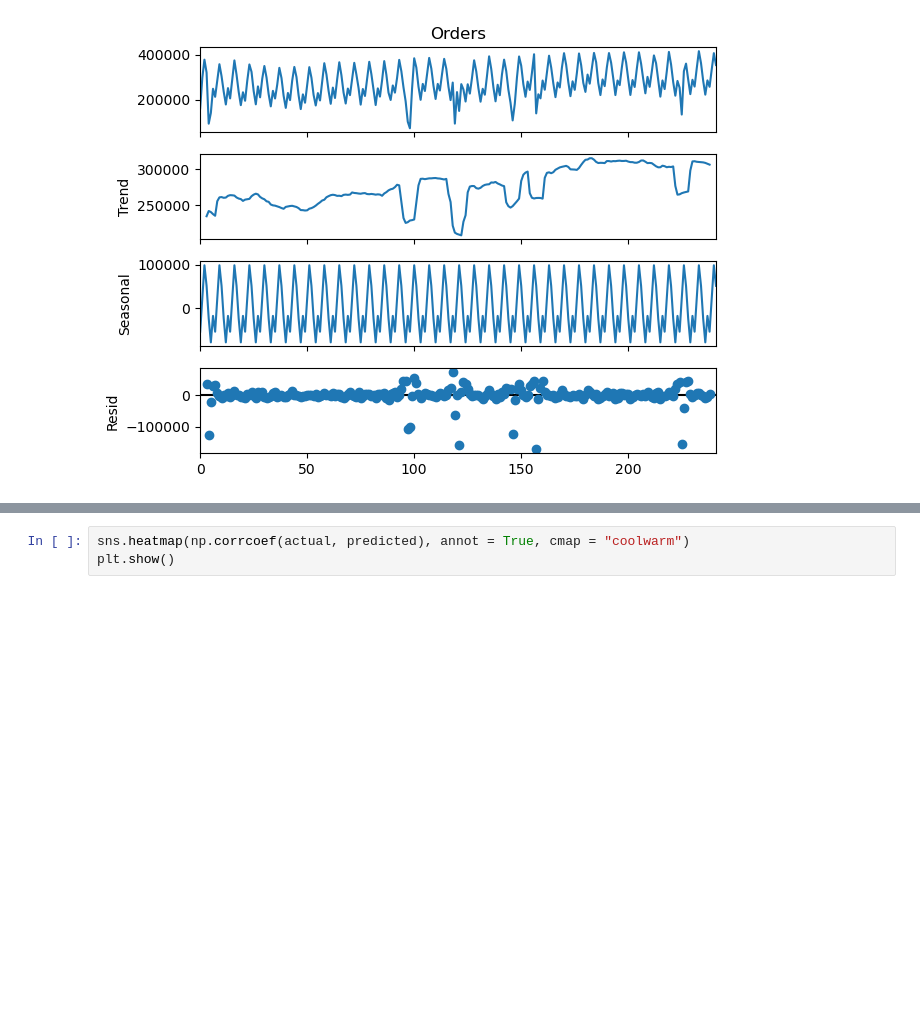
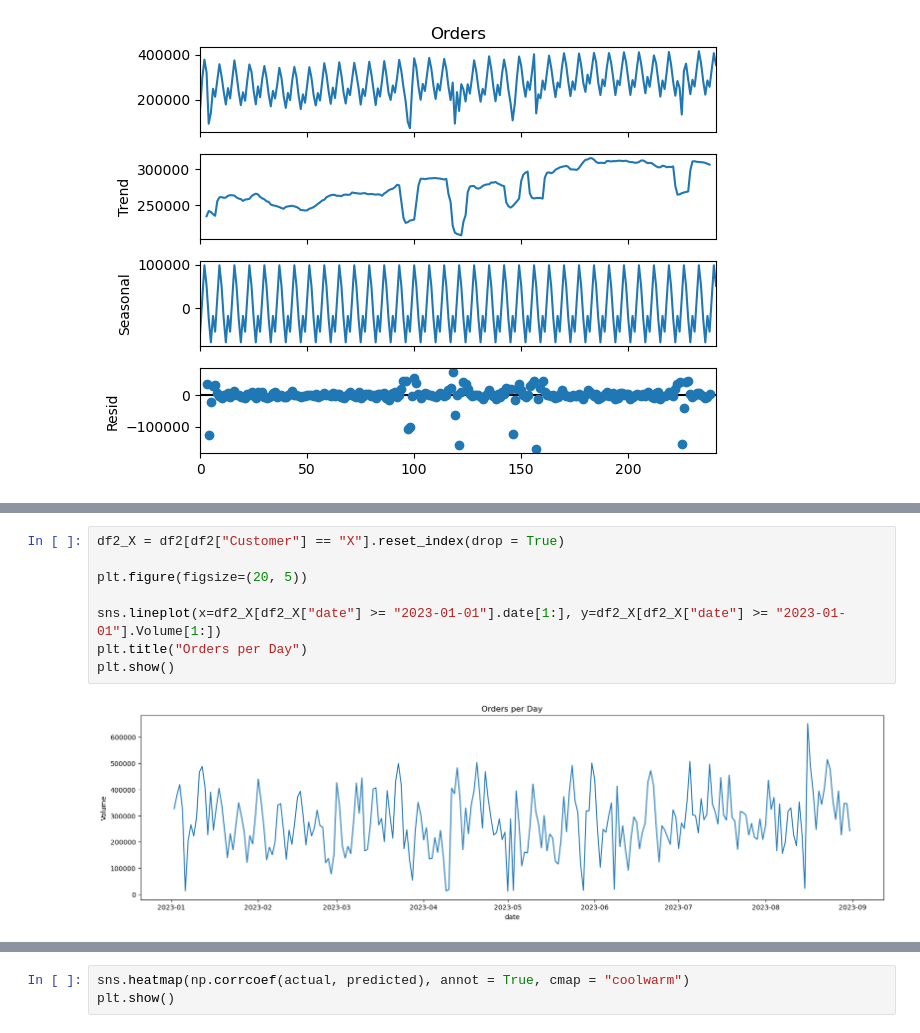
Before and after one commit to andrii-zapukhlyi/inpost_optimizing, a Jupyter notebook: inpost_forecast.ipynb, the cells around one changed output, grey strips where cells are left out. Drawn from its saved outputs; the diff is of its cells as text; blank space fills up the shorter version.

Commit message:
postingVolumes fix + clientorders preprocessing

```diff
--- a/inpost_forecast.ipynb
+++ b/inpost_forecast.ipynb
@@ -561 +541,11 @@ plt.show()
+# %%
+df2_X = df2[df2["Customer"] == "X"].reset_index(drop = True)
+
+plt.figure(figsize=(20, 5))
+
+sns.lineplot(x=df2_X[df2_X["date"] >= "2023-01-01"].date[1:], y=df2_X[df2_X["date"] >= "2023-01-01"].Volume[1:])
+plt.title("Orders per Day")
+plt.show()
+# %% [output]
+[figure, added]
 # %%
```
Also changed, not shown: parts of 6 cells of this notebook.
